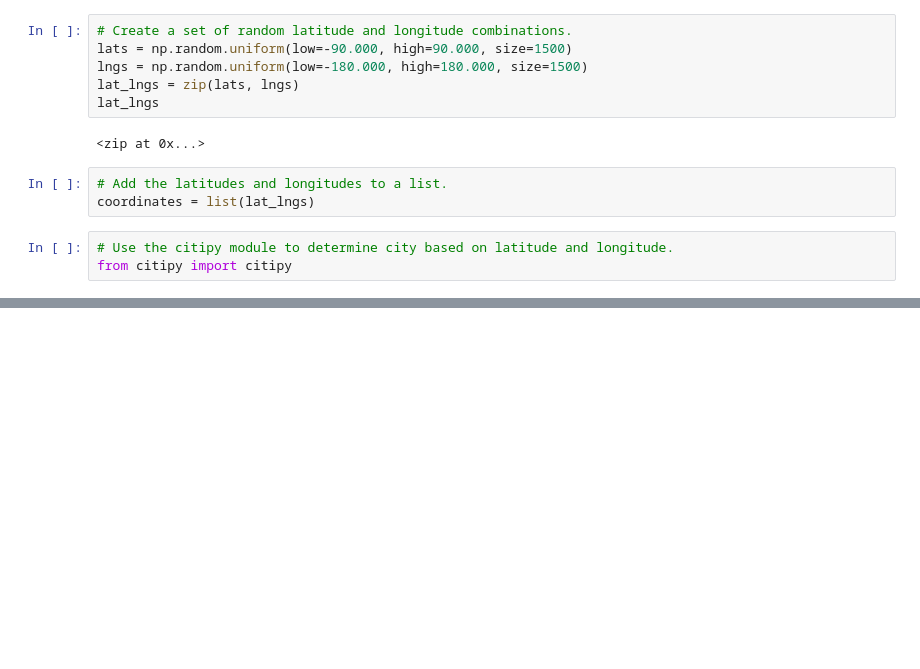
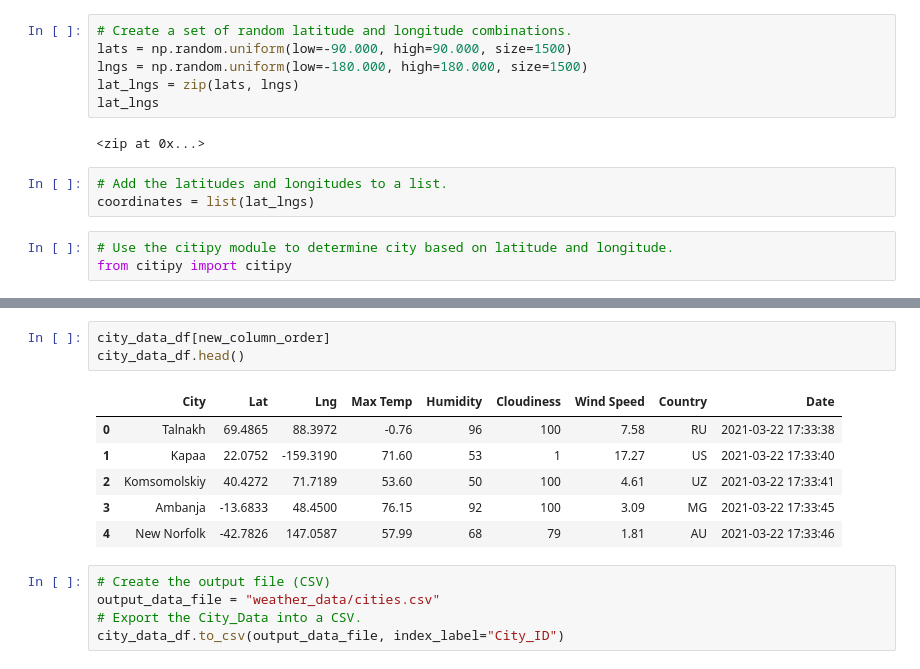
Before and after one commit to carlysandler/World_Weather_Analysis, a Jupyter notebook: WeatherPy.ipynb, the cells around one changed output, grey strips where cells are left out. Drawn from its saved outputs; the diff is of its cells as text; blank space fills up the shorter version.

```diff
--- a/WeatherPy.ipynb
+++ b/WeatherPy.ipynb
@@ -35,0 +188,15 @@ len(cities)
+# %%
+city_data_df[new_column_order]
+city_data_df.head()
+# %% [output]
+|  | City | Lat | Lng | Max Temp | Humidity | Cloudiness | Wind Speed | Country | Date |
+| 0 | Talnakh | 69.4865 | 88.3972 | -0.76 | 96 | 100 | 7.58 | RU | 2021-03-22 17:33:38 |
+| 1 | Kapaa | 22.0752 | -159.3190 | 71.60 | 53 | 1 | 17.27 | US | 2021-03-22 17:33:40 |
+| 2 | Komsomolskiy | 40.4272 | 71.7189 | 53.60 | 50 | 100 | 4.61 | UZ | 2021-03-22 17:33:41 |
+| 3 | Ambanja | -13.6833 | 48.4500 | 76.15 | 92 | 100 | 3.09 | MG | 2021-03-22 17:33:45 |
+| 4 | New Norfolk | -42.7826 | 147.0587 | 57.99 | 68 | 79 | 1.81 | AU | 2021-03-22 17:33:46 |
+# %%
+# Create the output file (CSV)
+output_data_file = "weather_data/cities.csv"
+# Export the City_Data into a CSV.
+city_data_df.to_csv(output_data_file, index_label="City_ID")
```
Also changed, not shown: parts of 14 cells of this notebook, 3 other files.
